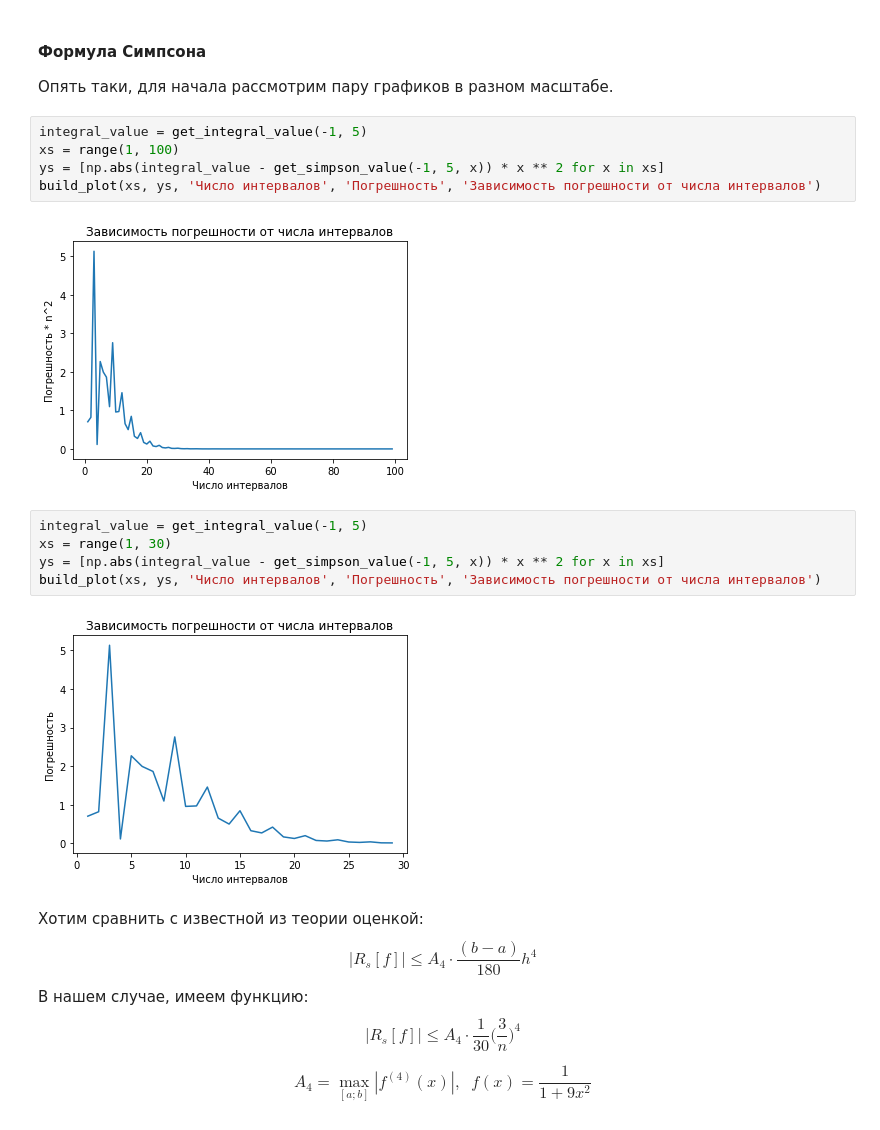
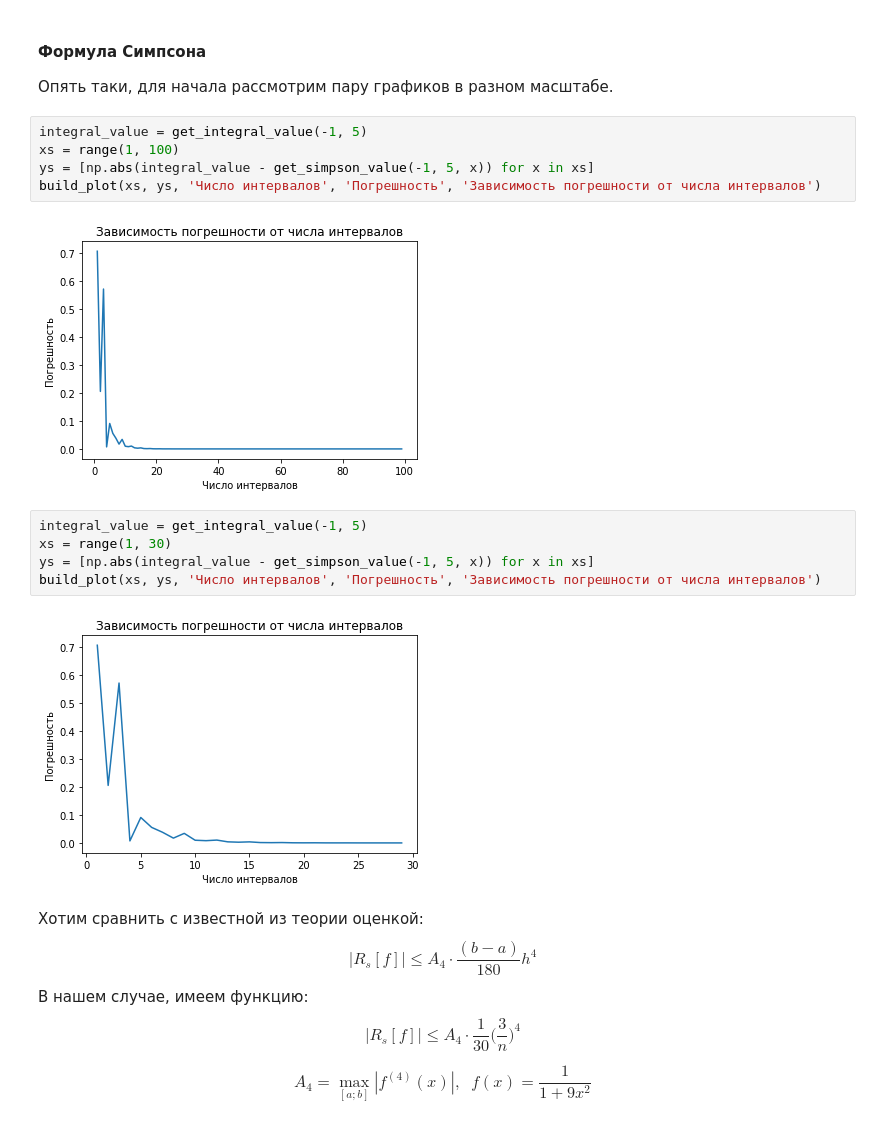
Before and after one commit to Igor-Tukh/numerical-methods, a Jupyter notebook: hw03/hw03.ipynb, the cells around one changed output. Drawn from its saved outputs; the diff is of its cells as text.

```diff
--- a/hw03/hw03.ipynb
+++ b/hw03/hw03.ipynb
@@ -205,17 +225,17 @@ build_plot(xs, ys, 'Число интервалов', 'Погрешность *
 # %%
 integral_value = get_integral_value(-1, 5)
 xs = range(1, 100)
-ys = [np.abs(integral_value - get_simpson_value(-1, 5, x)) * x ** 2 for x in xs]
+ys = [np.abs(integral_value - get_simpson_value(-1, 5, x)) for x in xs]
 build_plot(xs, ys, 'Число интервалов', 'Погрешность', 'Зависимость погрешности от числа интервалов')
 # %% [output]
-[figure, old version]
+[figure, new version]
 # %%
 integral_value = get_integral_value(-1, 5)
 xs = range(1, 30)
-ys = [np.abs(integral_value - get_simpson_value(-1, 5, x)) * x ** 2 for x in xs]
+ys = [np.abs(integral_value - get_simpson_value(-1, 5, x)) for x in xs]
 build_plot(xs, ys, 'Число интервалов', 'Погрешность', 'Зависимость погрешности от числа интервалов')
 # %% [output]
-[figure, old version]
+[figure, new version]
 # %% [markdown]
 Хотим сравнить с известной из теории оценкой:
 \begin{equation*}
```
Also changed, not shown: parts of 12 cells of this notebook, 1 other file.
